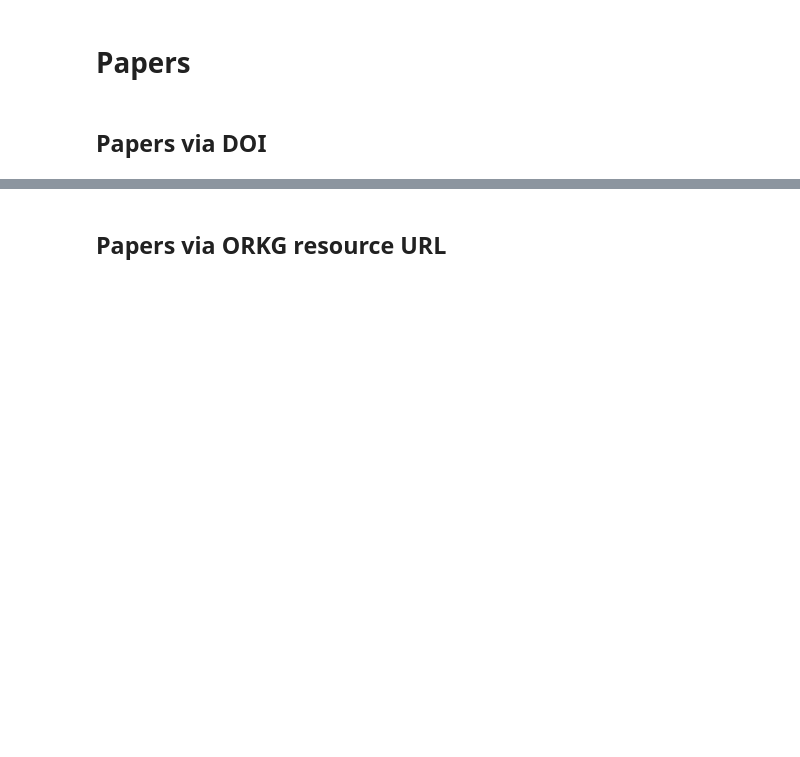
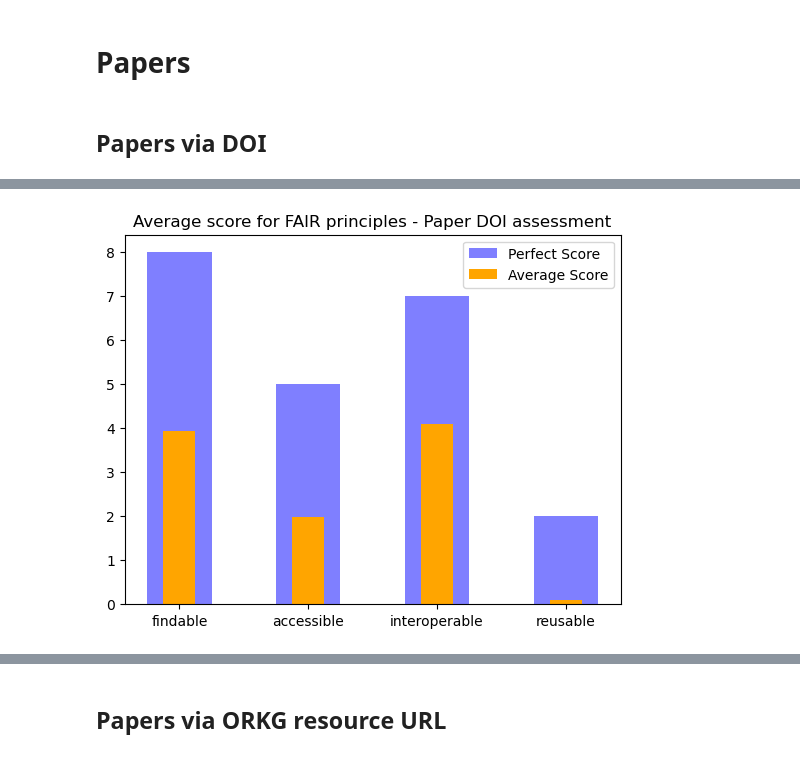
Before and after one commit to mwurzbacher/FAIRness-assessment-tools-evaluation-using-ORKG, a Jupyter notebook: FAIR_Enough_evaluation.ipynb, the cells around one changed output, grey strips where cells are left out. Cells and saved outputs as stored; diff of their text form; code cells hidden in the pictures; blank space fills up the shorter version.

```diff
--- a/FAIR_Enough_evaluation.ipynb
+++ b/FAIR_Enough_evaluation.ipynb
@@ -99,0 +219,9 @@ def print_summary_stats(scores):
+# %%
+paper_doi_df_principle = paper_doi_df_assessed
+paper_doi_df_principle["principle"] = paper_doi_df_principle["metric"].map(lambda x: metric_to_principle[x])
+paper_doi_df_principle = paper_doi_df_principle.groupby("principle").agg({"score_earned": "sum", "score_total": "sum"}).reset_index()
+paper_doi_df_principle["score_earned"] = paper_doi_df_principle["score_earned"]/len(paper_doi_df)
+paper_doi_df_principle["score_total"] = paper_doi_df_principle["score_total"]/len(paper_doi_df)
+paper_doi_df_principle['principle'] = pd.Categorical(paper_doi_df_principle['principle'], ['findable', 'accessible', 'interoperable', 'reusable'])
+paper_doi_df_principle = paper_doi_df_principle.sort_values('principle')
+paper_doi_df_principle
@@ -99,0 +234,14 @@ def print_summary_stats(scores):
+# %%
+width = 0.5
+perfect_scores = [8, 5, 7, 2]
+actual_scores = paper_doi_df_principle['score_earned']
+indices = np.arange(len(perfect_scores))
+
+plt.bar(indices, perfect_scores, width=width, color='b', alpha=0.5, label='Perfect Score')
+plt.bar([i for i in indices], actual_scores, width=0.5*width, color='orange', label='Average Score')
+plt.xticks(indices, paper_doi_df_principle['principle'] )
+plt.title("Average score for FAIR principles - Paper DOI assessment")
+plt.legend()
+plt.show()
+# %% [output]
+[figure, added]
```
Also changed, not shown: parts of 35 cells of this notebook, 1 other file.
